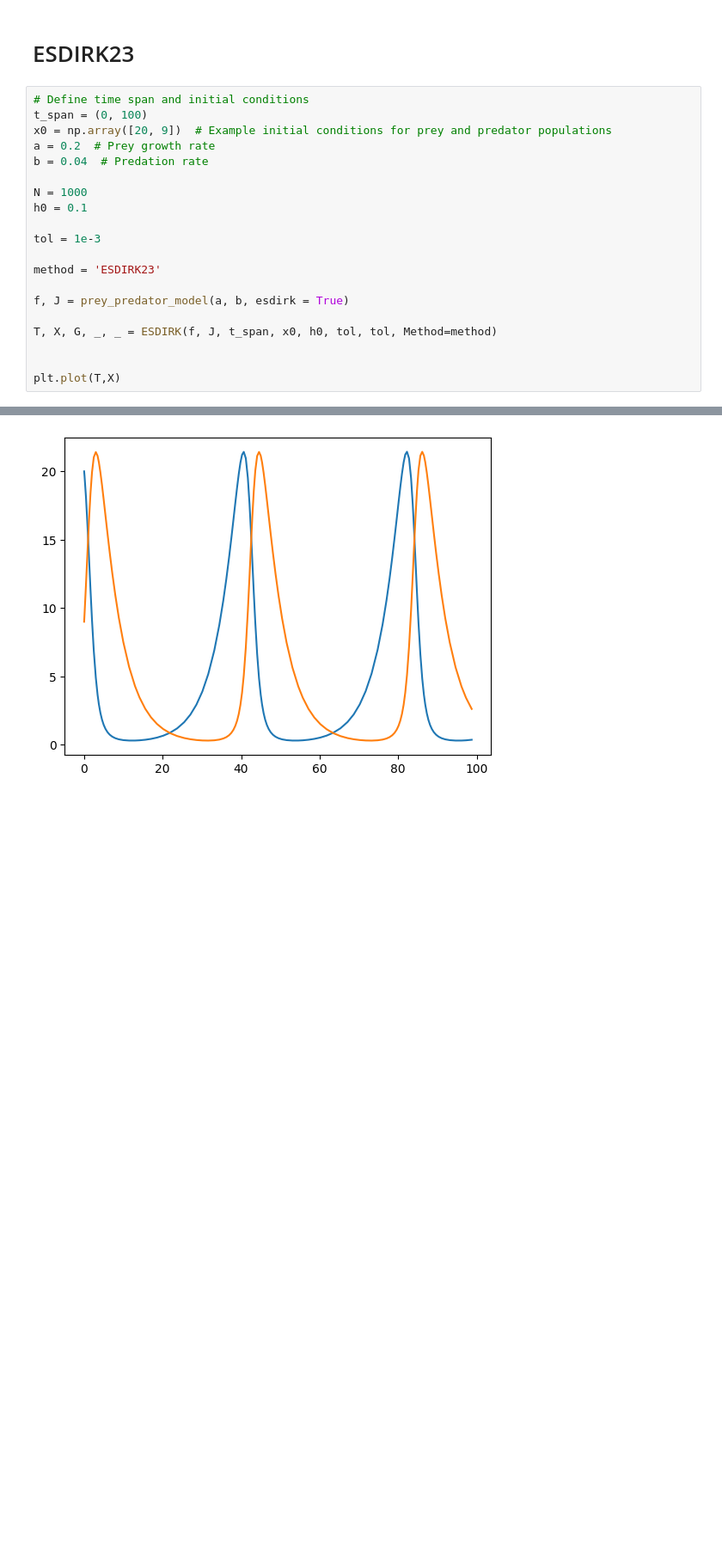
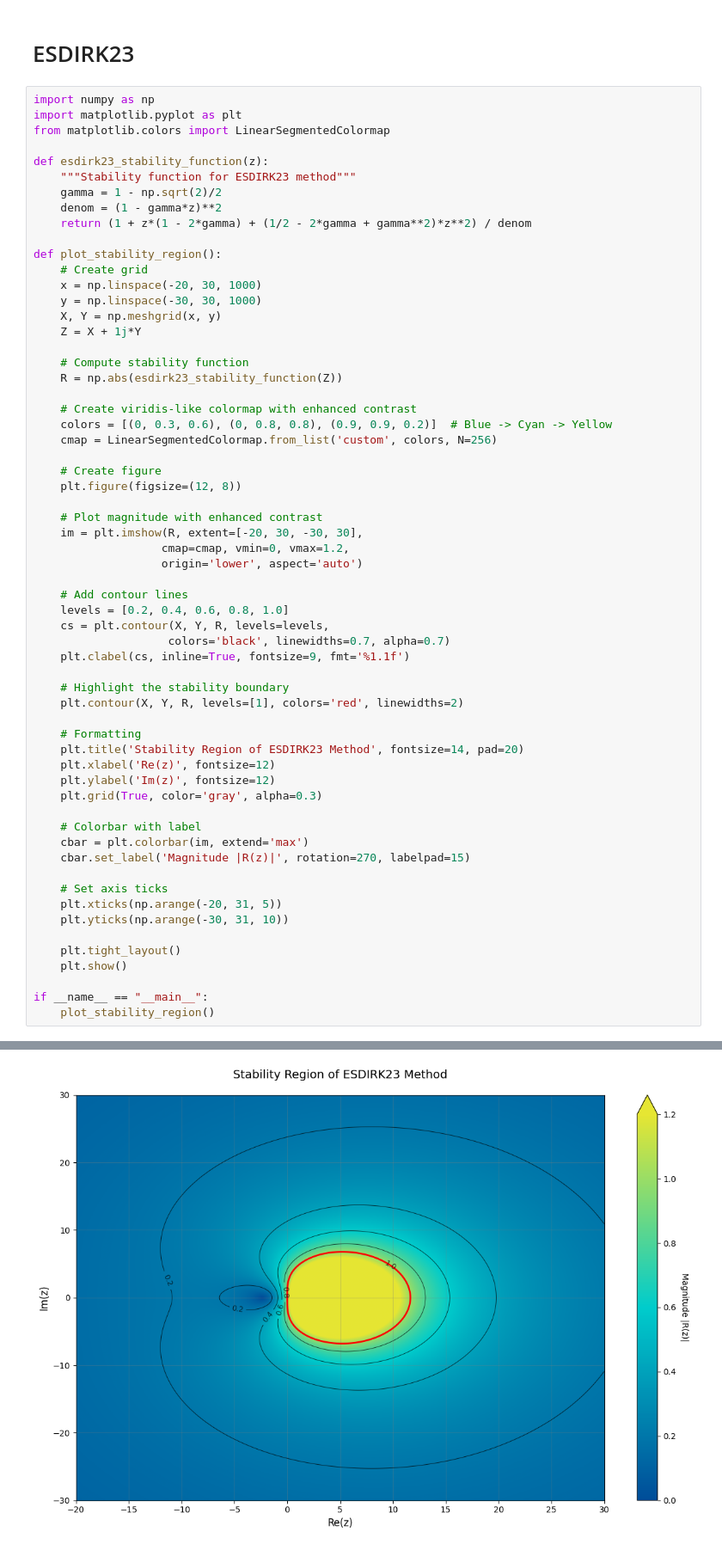
Before and after one commit to EuanCortes/02686-Project, a Jupyter notebook: 07_ESDIRK.ipynb, the cells around one changed output, grey strips where cells are left out. Shown: that part at 86% size. Cells and saved outputs as stored; diff of their text form; blank space fills up the shorter version.

Commit message:
more plot functions

```diff
--- a/07_ESDIRK.ipynb
+++ b/07_ESDIRK.ipynb
@@ -7,23 +7,64 @@ import matplotlib.pyplot as plt
 # %% [markdown]
 # ESDIRK23
 # %%
-# Define time span and initial conditions
-t_span = (0, 100)
-x0 = np.array([20, 9])  # Example initial conditions for prey and predator populations
-a = 0.2  # Prey growth rate
-b = 0.04  # Predation rate
+import numpy as np
+import matplotlib.pyplot as plt
+from matplotlib.colors import LinearSegmentedColormap
 
-N = 1000
-h0 = 0.1
+def esdirk23_stability_function(z):
+    """Stability function for ESDIRK23 method"""
+    gamma = 1 - np.sqrt(2)/2
+    denom = (1 - gamma*z)**2
+    return (1 + z*(1 - 2*gamma) + (1/2 - 2*gamma + gamma**2)*z**2) / denom
 
-tol = 1e-3
+def plot_stability_region():
+    # Create grid
+    x = np.linspace(-20, 30, 1000)
+    y = np.linspace(-30, 30, 1000)
+    X, Y = np.meshgrid(x, y)
+    Z = X + 1j*Y
 
-method = 'ESDIRK23'
+    # Compute stability function
+    R = np.abs(esdirk23_stability_function(Z))
 
-f, J = prey_predator_model(a, b, esdirk = True)
+    # Create viridis-like colormap with enhanced contrast
+    colors = [(0, 0.3, 0.6), (0, 0.8, 0.8), (0.9, 0.9, 0.2)]  # Blue -> Cyan -> Yellow
+    cmap = LinearSegmentedColormap.from_list('custom', colors, N=256)
 
-T, X, G, _, _ = ESDIRK(f, J, t_span, x0, h0, tol, tol, Method=method)
+    # Create figure
+    plt.figure(figsize=(12, 8))
 
+    # Plot magnitude with enhanced contrast
+    im = plt.imshow(R, extent=[-20, 30, -30, 30],
+                   cmap=cmap, vmin=0, vmax=1.2,
+                   origin='lower', aspect='auto')
 
-plt.plot(T,X)
+    # Add contour lines
+    levels = [0.2, 0.4, 0.6, 0.8, 1.0]
+    cs = plt.contour(X, Y, R, levels=levels,
+                    colors='black', linewidths=0.7, alpha=0.7)
+    plt.clabel(cs, inline=True, fontsize=9, fmt='%1.1f')
+
+    # Highlight the stability boundary
+    plt.contour(X, Y, R, levels=[1], colors='red', linewidths=2)
+
+    # Formatting
+    plt.title('Stability Region of ESDIRK23 Method', fontsize=14, pad=20)
+    plt.xlabel('Re(z)', fontsize=12)
+    plt.ylabel('Im(z)', fontsize=12)
+    plt.grid(True, color='gray', alpha=0.3)
+
+    # Colorbar with label
+    cbar = plt.colorbar(im, extend='max')
+    cbar.set_label('Magnitude |R(z)|', rotation=270, labelpad=15)
+
+    # Set axis ticks
+    plt.xticks(np.arange(-20, 31, 5))
+    plt.yticks(np.arange(-30, 31, 10))
+
+    plt.tight_layout()
+    plt.show()
+
+if __name__ == "__main__":
+    plot_stability_region()
 # %% [output]
@@ -32 +71 @@ plt.plot(T,X)
-[figure, old version]
+[figure, new version]
```
Also changed, not shown: parts of 2 cells of this notebook, 3 other files.
